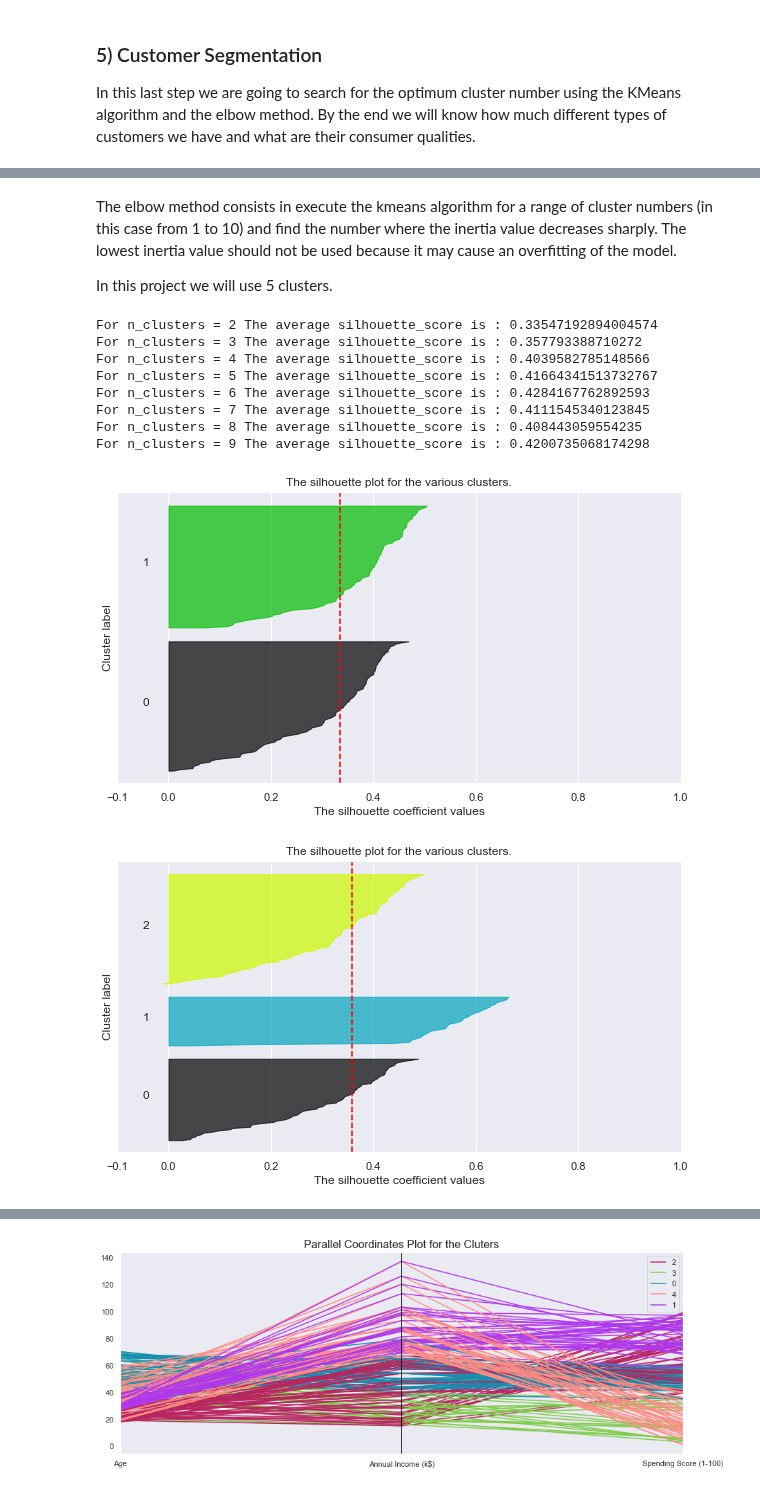
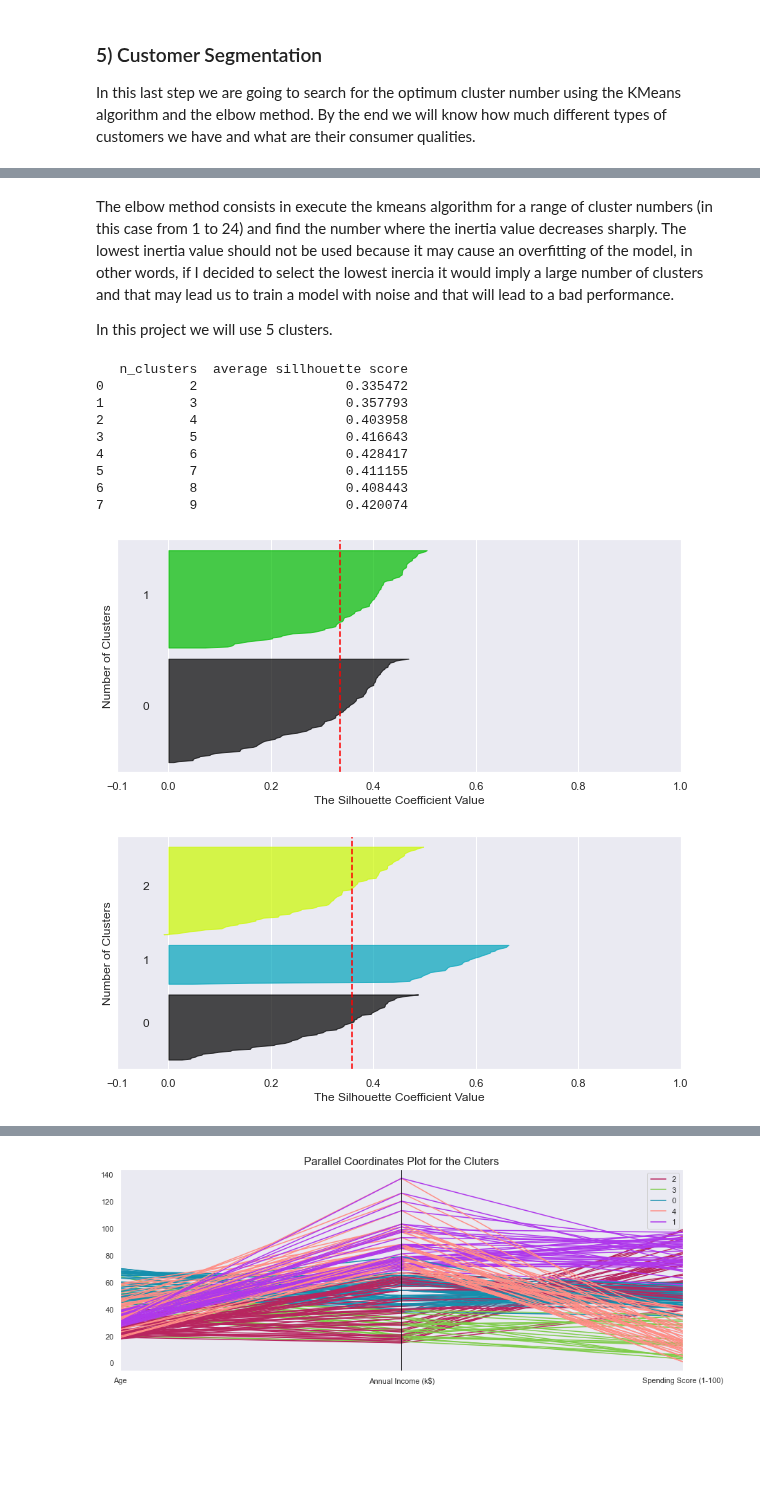
Before and after one commit to martinnss/Customer-Segmentation-with-KMeans-and-Affinity-Propagation, a Jupyter notebook: costumer_segmentation_kmeans.ipynb, the cells around one changed output, grey strips where cells are left out. Cells and saved outputs as stored; diff of their text form; code cells hidden in the pictures; blank space fills up the shorter version.

Commit message:
elbow listo

```diff
--- a/costumer_segmentation_kmeans.ipynb
+++ b/costumer_segmentation_kmeans.ipynb
@@ -218,75 +218,65 @@ plt.show()
 # %% [markdown]
-The elbow method consists in execute the kmeans algorithm for a range of cluster numbers (in this case from 1 to 10) and find the number where the inertia value decreases sharply. The lowest inertia value should not be used because it may cause an overfitting of the model.
+The elbow method consists in execute the kmeans algorithm for a range of cluster numbers (in this case from 1 to 24) and find the number where the inertia value decreases sharply. The lowest inertia value should not be used because it may cause an overfitting of the model, in other words, if I decided to select the lowest inercia it would imply a large number of clusters and that may lead us to train a model with noise and that will lead to a bad performance.
 
 In this project we will use 5 clusters.
 # %%
-#X1 is the scaled data and kmeans is fitted
+n_clust_lst=[]
+avg_sil_score=[]
 
 for n_clusters in range(2,10):
     fig, ax1= plt.subplots()
-    fig.set_size_inches(9, 5)
-    #silhouette plot
-    # The silhouette coefficient can range from -1, 1 but in this example all
-    # lie within [-0.1, 1]
+    fig.set_size_inches(9, 4)
     ax1.set_xlim([-0.1, 1])
-    # The (n_clusters+1)*10 is for inserting blank space between silhouette
-    # plots of individual clusters, to demarcate them clearly.
-    ax1.set_ylim([0, len(X1) + (n_clusters + 1) * 10])
+    ax1.set_ylim([0, len(X1) + (n_clusters + 1) * 10]) # blank space between silhouette plots of individual clusters
 
-    # Initialize the clusterer with n_clusters value and a random generator
-    clusterer = KMeans(n_clusters=n_clusters, random_state=42)
-    cluster_labels = clusterer.fit_predict(X1)
+    kmeans2 = KMeans(n_clusters=n_clusters, random_state=42)
+    cluster_labels = kmeans2.fit_predict(X1)
 
-    # The silhouette_score gives the average value for all the samples.
-    # This gives a perspective into the density and separation of the formed
-    # clusters
     silhouette_avg = silhouette_score(X1, cluster_labels)
-    print("For n_clusters =", n_clusters,
-          "The average silhouette_score is :", silhouette_avg)
+    n_clust_lst.append(n_clusters)
+    avg_sil_score.append(silhouette_avg)
 
     # Compute the silhouette scores for each sample
-    sample_silhouette_values = silhouette_samples(X1, cluster_labels)
+    sample_silhouette = silhouette_samples(X1, cluster_labels)
 
     y_lower = 10
     for i in range(n_clusters):
-        # Aggregate the silhouette scores for samples belonging to
-        # cluster i, and sort them
-        ith_cluster_silhouette_values = \
-            sample_silhouette_values[cluster_labels == i]
+        #silhouette plot
+        i_cluster_silhouette_values = \
+            sample_silhouette[cluster_labels == i]
 
-        ith_cluster_silhouette_values.sort()
+        i_cluster_silhouette_values.sort()
 
-        size_cluster_i = ith_cluster_silhouette_values.shape[0]
+        size_cluster_i = i_cluster_silhouette_values.shape[0]
         y_upper = y_lower + size_cluster_i
 
         color = cm.nipy_spectral(float(i) / n_clusters)
         ax1.fill_betweenx(np.arange(y_lower, y_upper),
-                          0, ith_cluster_silhouette_values,
+                          0, i_cluster_silhouette_values,
                           facecolor=color, edgecolor=color, alpha=0.7)
+        ax1.text(-0.05, y_lower + 0.5 * size_cluster_i, str(i))
+        y_lower = y_upper + 10
 
-        # Label the silhouette plots with their cluster numbers at the middle
-        ax1.text(-0.05, y_lower + 0.5 * size_cluster_i, str(i))
-
-        # Compute the new y_lower for next plot
-        y_lower = y_upper + 10  # 10 for the 0 samples
-
-    ax1.set_title("The silhouette plot for the various clusters.")
-    ax1.set_xlabel("The silhouette coefficient values")
-    ax1.set_ylabel("Cluster label")
+    ax1.set_xlabel('The Silhouette Coefficient Value')
+    ax1.set_ylabel('Number of Clusters')
 
     # The vertical line for average silhouette score of all the values
     ax1.axvline(x=silhouette_avg, color="red", linestyle="--")
 
     ax1.set_yticks([])  # Clear the yaxis labels / ticks
     ax1.set_xticks([-0.1, 0, 0.2, 0.4, 0.6, 0.8, 1])
+
+table=pd.DataFrame(data={'n_clusters':n_clust_lst,'average sillhouette score':avg_sil_score})
+print(table)
 # %% [output]
-For n_clusters = 2 The average silhouette_score is : 0.33547192894004574
-For n_clusters = 3 The average silhouette_score is : 0.357793388710272
-For n_clusters = 4 The average silhouette_score is : 0.4039582785148566
-For n_clusters = 5 The average silhouette_score is : 0.41664341513732767
-For n_clusters = 6 The average silhouette_score is : 0.4284167762892593
-For n_clusters = 7 The average silhouette_score is : 0.4111545340123845
-For n_clusters = 8 The average silhouette_score is : 0.408443059554235
-For n_clusters = 9 The average silhouette_score is : 0.4200735068174298
+   n_clusters  average sillhouette score
+0           2                   0.335472
+1           3                   0.357793
+2           4                   0.403958
+3           5                   0.416643
+4           6                   0.428417
+5           7                   0.411155
+6           8                   0.408443
+7           9                   0.420074
-[figure, old version]
+[figure, new version]
-[figure, old version]
+[figure, new version]
```
Also changed, not shown: parts of 2 cells of this notebook.
